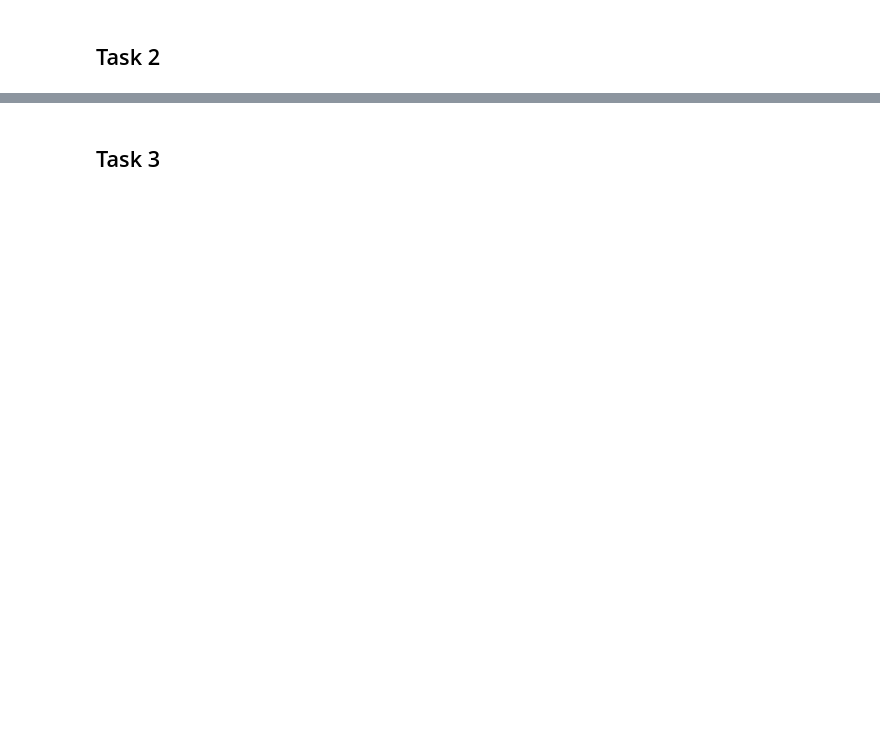
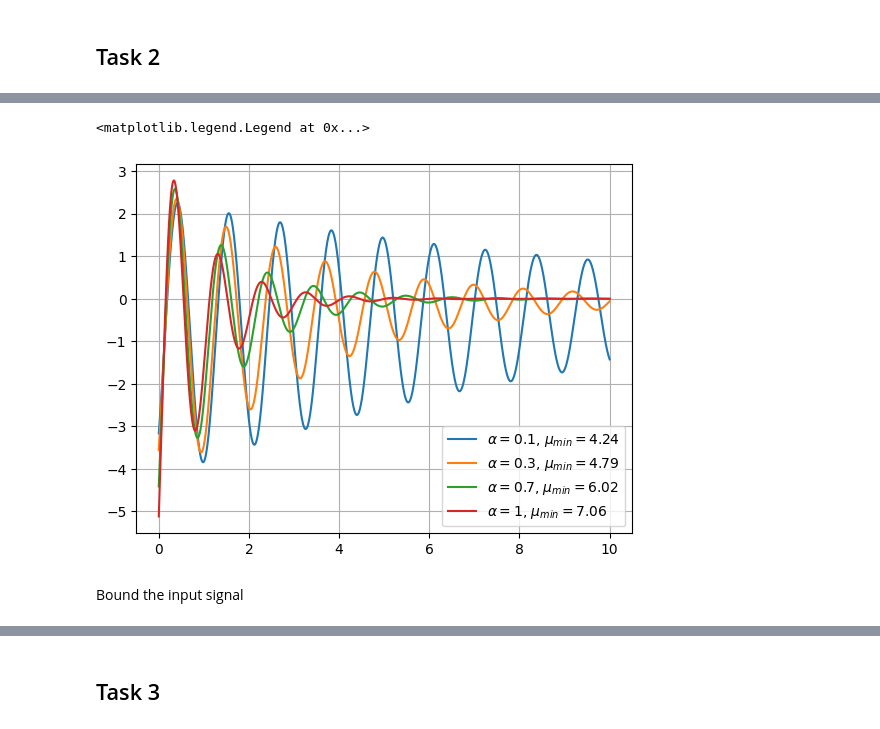
Before and after one commit to diuzhevVlad/control-theory-itmo-2023-2024, a Jupyter notebook: Lab9/Lab9.ipynb, the cells around one changed output, grey strips where cells are left out. Drawn from its saved outputs; the diff is of its cells as text; code cells hidden in the pictures; blank space fills up the shorter version.

```diff
--- a/Lab9/Lab9.ipynb
+++ b/Lab9/Lab9.ipynb
@@ -122,0 +173,10 @@ res
+# %%
+for y_i in range(len(ys_2)):
+    plt.plot(time_2,(Ks_mus_2[y_i][0]@ys_2[y_i].states).reshape(-1),label=f"$\\alpha={alphas_1[y_i]}$, $\\mu_{'{min}'}={round(Ks_mus_2[y_i][1],2)}$")
+plt.grid(True)
+plt.legend()
+# %% [output]
+<matplotlib.legend.Legend at 0x...>
+[figure, added]
+# %% [markdown]
+Bound the input signal
```
Also changed, not shown: parts of 46 cells of this notebook.
